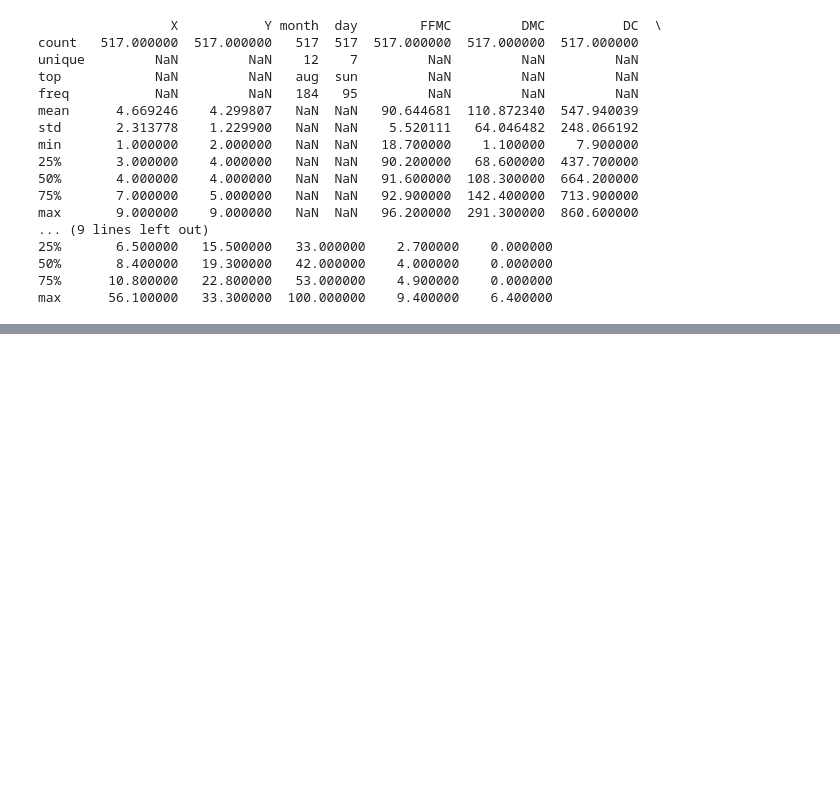
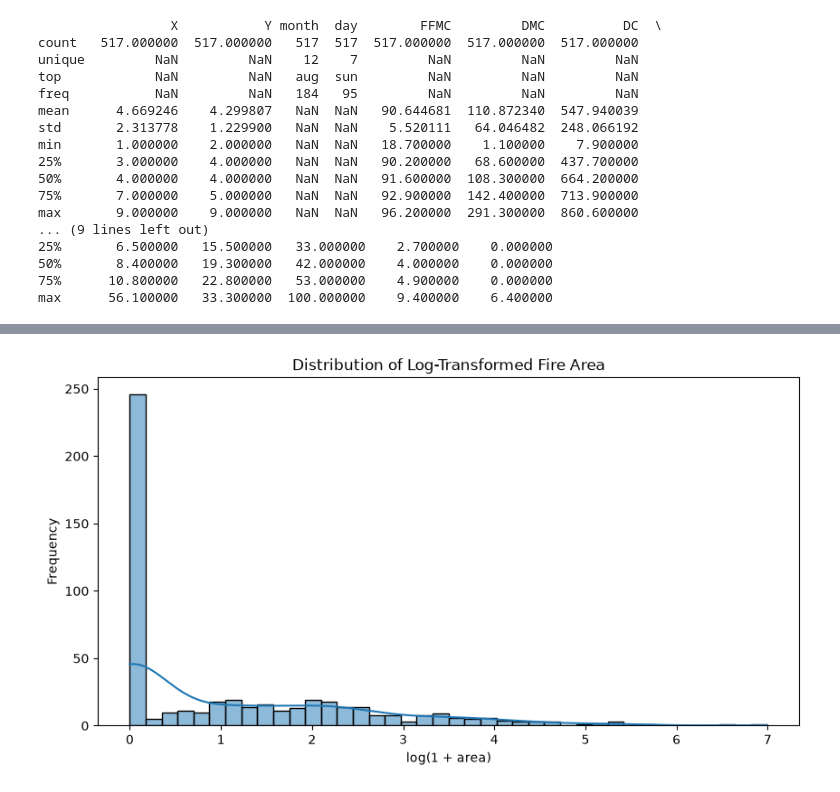
Before and after one commit to donjuel003/Forest-Fires, a Jupyter notebook: Forest Fires Prevention.ipynb, the cells around one changed output, grey strips where cells are left out. Saved outputs shown, nothing was run; the diff lists cells and outputs as text; code cells hidden in the pictures; blank space fills up the shorter version.

Commit message:
EDA & partianl fitting of regression models

```diff
--- a/Forest Fires Prevention.ipynb
+++ b/Forest Fires Prevention.ipynb
@@ -146,0 +240,4 @@ max    1090.840000
+# %%
+# Apply log transformation to the "area" column to reduce skewness and improve model performance
+df["log_area"] = np.log1p(df["area"])
+df[["area", "log_area"]].describe()
@@ -146,0 +254,12 @@ max    1090.840000
+# %%
+# histplot of the log-transormed "area"
+plt.figure(figsize=(10, 5))
+
+sns.histplot(df["log_area"], bins=40, kde=True)
+
+plt.title("Distribution of Log-Transformed Fire Area")
+plt.xlabel("log(1 + area)")
+plt.ylabel("Frequency")
+plt.show()
+# %% [output]
+[figure, added]
```
Also changed, not shown: parts of 23 cells of this notebook.
